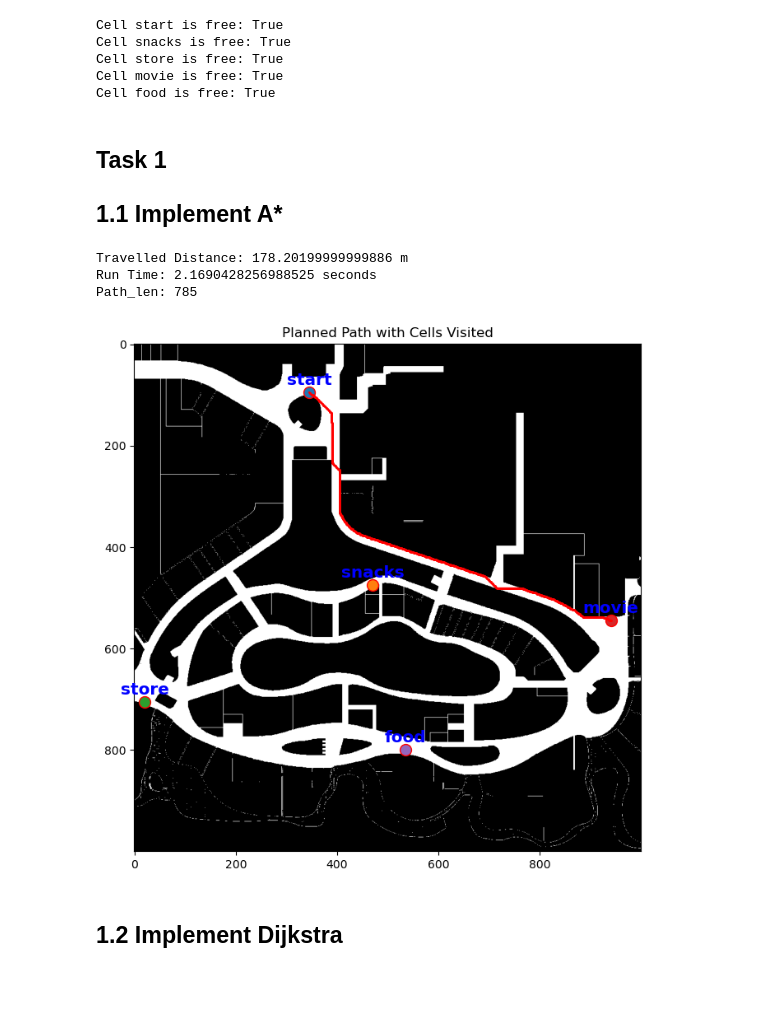
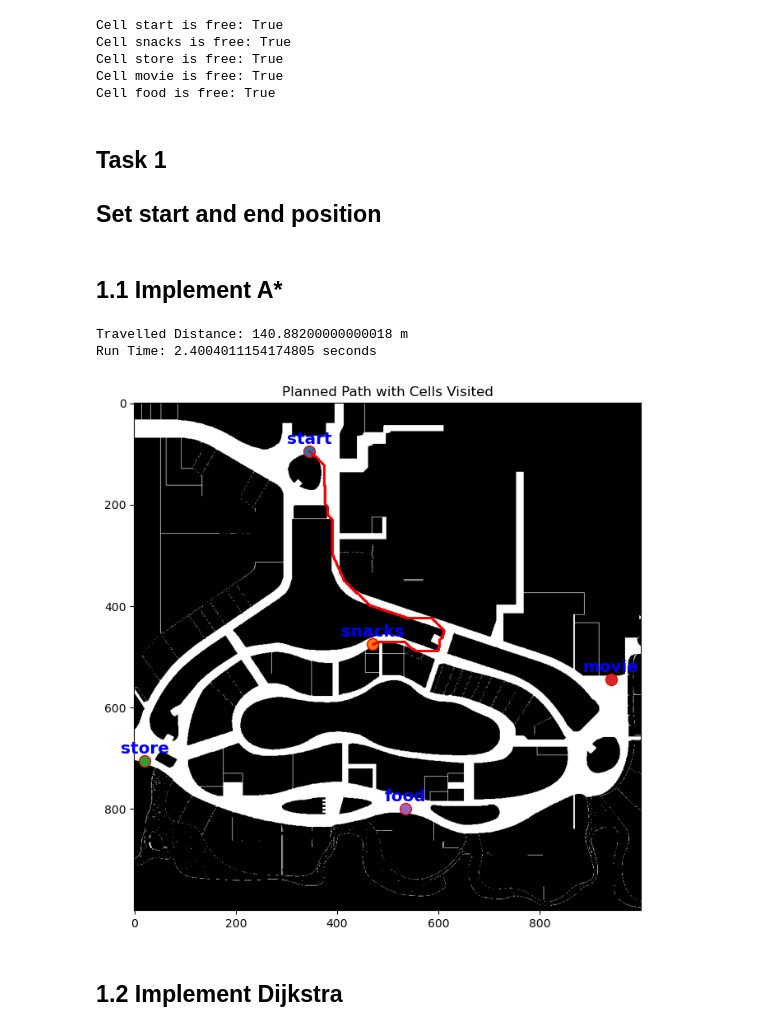
Before and after one commit to huangyqs123/ME5413_HW3, a Jupyter notebook: HW3_Task1&2/homework3.ipynb, the cells around one changed output. Cells and saved outputs as stored; diff of their text form; code cells hidden in the pictures; blank space fills up the shorter version.

Commit message:
Update on the start and end position

```diff
--- a/HW3_Task1&2/homework3.ipynb
+++ b/HW3_Task1&2/homework3.ipynb
@@ -59,7 +59,13 @@ Cell movie is free: True
 Cell food is free: True
 # %% [markdown]
 ## Task 1
-## 1.1 Implement A*
+## Set start and end position
+# %%
+# Start and End positions
+start_position = tuple(locations['start'])
+end_position = tuple(locations['snacks'])
+# %% [markdown]
+## 1.1 Implement A*
 # %%
 import time
 def heuristic_function(start, goal):
@@ -112,38 +118,37 @@ def a_star(start, goal, grid_map):
                 cost = get_cost(dx, dy)
                 tentative_g_score = g_score[current] + cost
                 if neighbor not in g_score or tentative_g_score < g_score[neighbor]:
                     came_from[neighbor] = current
                     g_score[neighbor] = tentative_g_score
                     f_score[neighbor] = tentative_g_score + heuristic_function(neighbor, goal)
                     if neighbor not in open_set:
                         open_set.add(neighbor)
 
     return None
 
 # Finding path from start to store
 start_time = time.time()
-path = a_star(tuple(locations['start']), tuple(locations['movie']), grid_map)
+path = a_star(start_position, end_position, grid_map)
 total_distance = calculate_distance(path)
 end_time = time.time()
 print("Travelled Distance:", total_distance, "m")
 print("Run Time:", end_time - start_time, "seconds")
 # print("Path_len:", len(path))
 
 
 # Visualize the planned path and cells visited
 plt.figure(figsize=(8, 8))
 plt.imshow(grid_map_img, cmap='gray')
 plot_locations(locations, color='blue')
 if path:
     path_x, path_y = zip(*path)
     plt.plot(path_x, path_y, marker='o', color='red', markersize=1, linestyle='-')
 plt.title('Planned Path with Cells Visited')
 plt.show()
 # %% [output]
-Travelled Distance: 178.20199999999886 m
-Run Time: 2.1690428256988525 seconds
-Path_len: 785
+Travelled Distance: 140.88200000000018 m
+Run Time: 2.4004011154174805 seconds
-[figure, old version]
+[figure, new version]
 # %% [markdown]
 ## 1.2 Implement Dijkstra
 # %%
```
Also changed, not shown: parts of 2 cells of this notebook.
